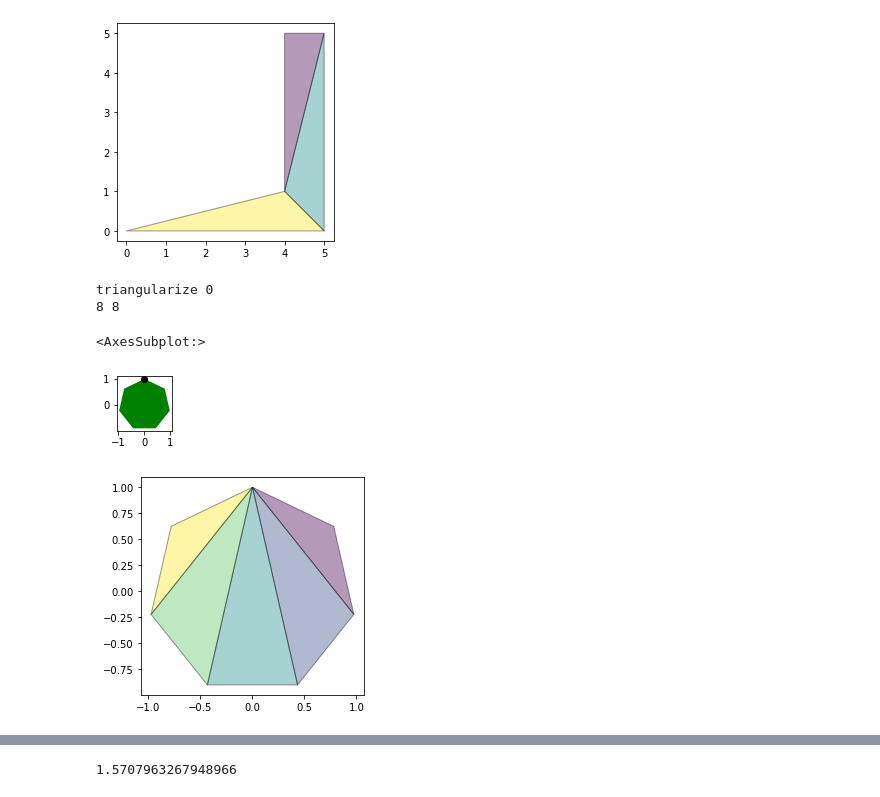
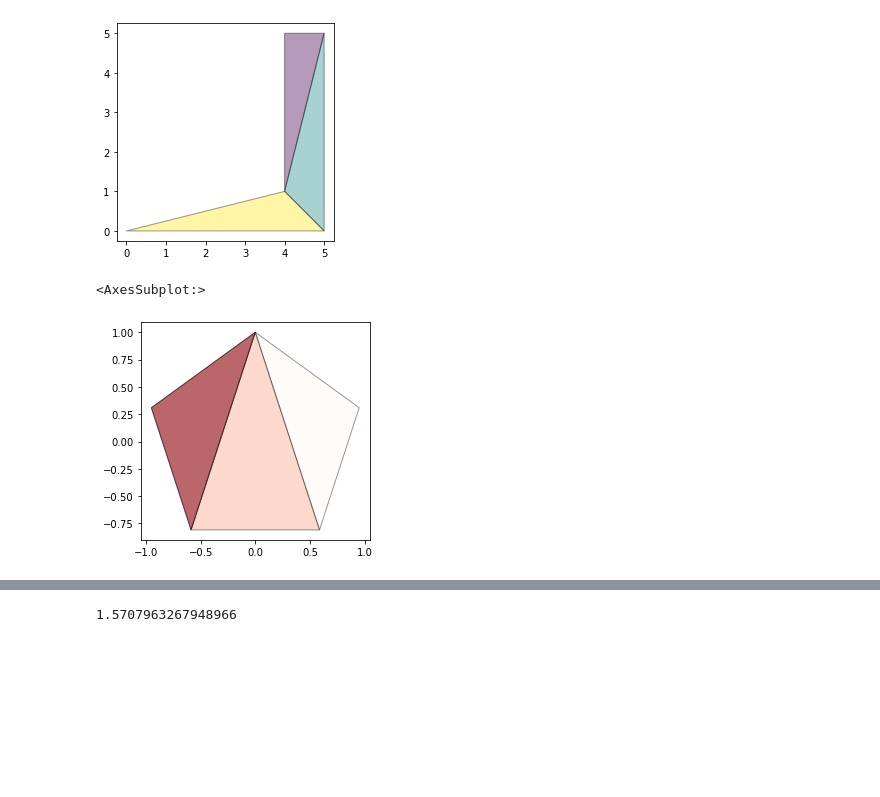
Before and after one commit to maximylius/shadow_projection_2D, a Jupyter notebook: shadows.ipynb, the cells around one changed output, grey strips where cells are left out. Drawn from its saved outputs; the diff is of its cells as text; code cells hidden in the pictures; blank space fills up the shorter version.

Commit message:
triangularizenothing changed

```diff
--- a/shadows.ipynb
+++ b/shadows.ipynb
@@ -114,13 +88,10 @@ triangularize 0
 [figure]
 [figure]
 # %%
-gpd.GeoSeries(triangularize(createConvexPolygon(7))).plot(alpha=0.4,cmap = 'Reds', edgecolor = 'black')
+gpd.GeoSeries(triangularize(createConvexPolygon(5))).plot(alpha=0.4,cmap = 'Reds', edgecolor = 'black')
 # %% [output]
-triangularize 0
-8 8
+<AxesSubplot:>
-<AxesSubplot:>
-[figure, old version]
+[figure, new version]
-[figure, removed]
 # %%
 triangularize(createConvexPolygon(7))
 # %% [output]
```
Also changed, not shown: parts of 5 cells of this notebook.
